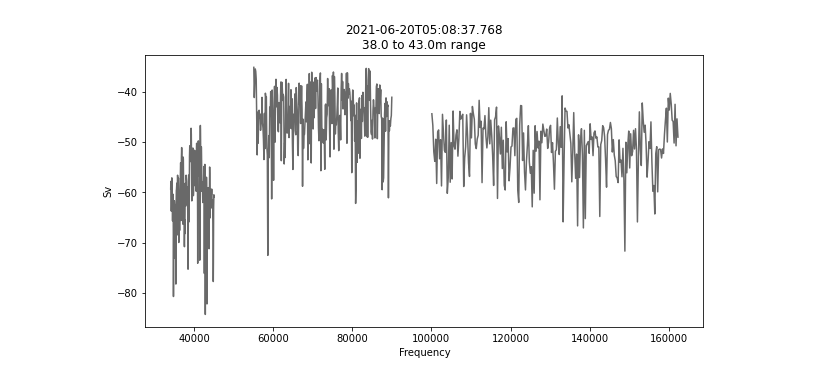
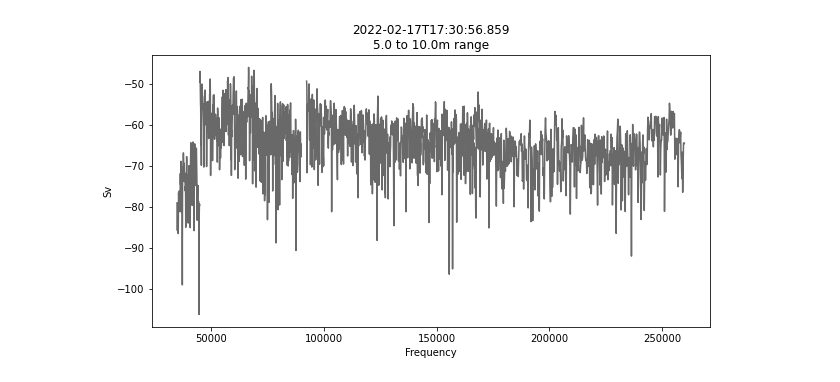
Before and after one commit to leviner/rltools, a Jupyter notebook: ek80Tools/ek80Spectra_example.ipynb, the cells around one changed output. Cells and saved outputs as stored; diff of their text form; code cells hidden in the pictures.

```diff
--- a/ek80Tools/ek80Spectra_example.ipynb
+++ b/ek80Tools/ek80Spectra_example.ipynb
@@ -51,5 +58,4 @@ eg = echogram.Echogram(fig_1, d_sv)
-# %%
-# And there's some quick plotting built in, where the input is the x and z window index (e.g., first x window, 7th z window):
-s.plotSpec(0,7)
-# %% [output]
-[figure, removed]
+# %%
+s.plotSpec(0,1)
+# %% [output]
+[figure, added]
```
Also changed, not shown: parts of 6 cells of this notebook, 1 other file.
